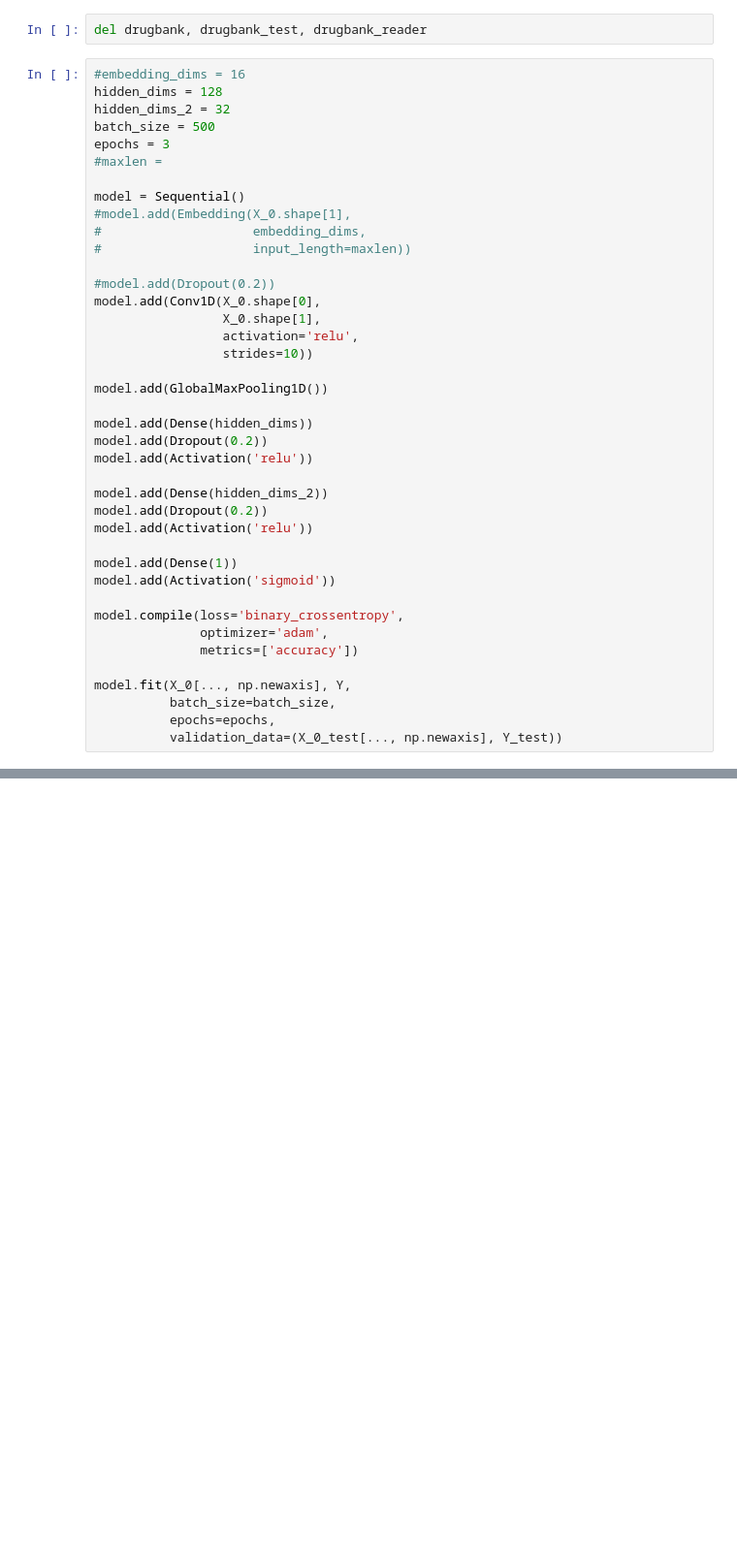
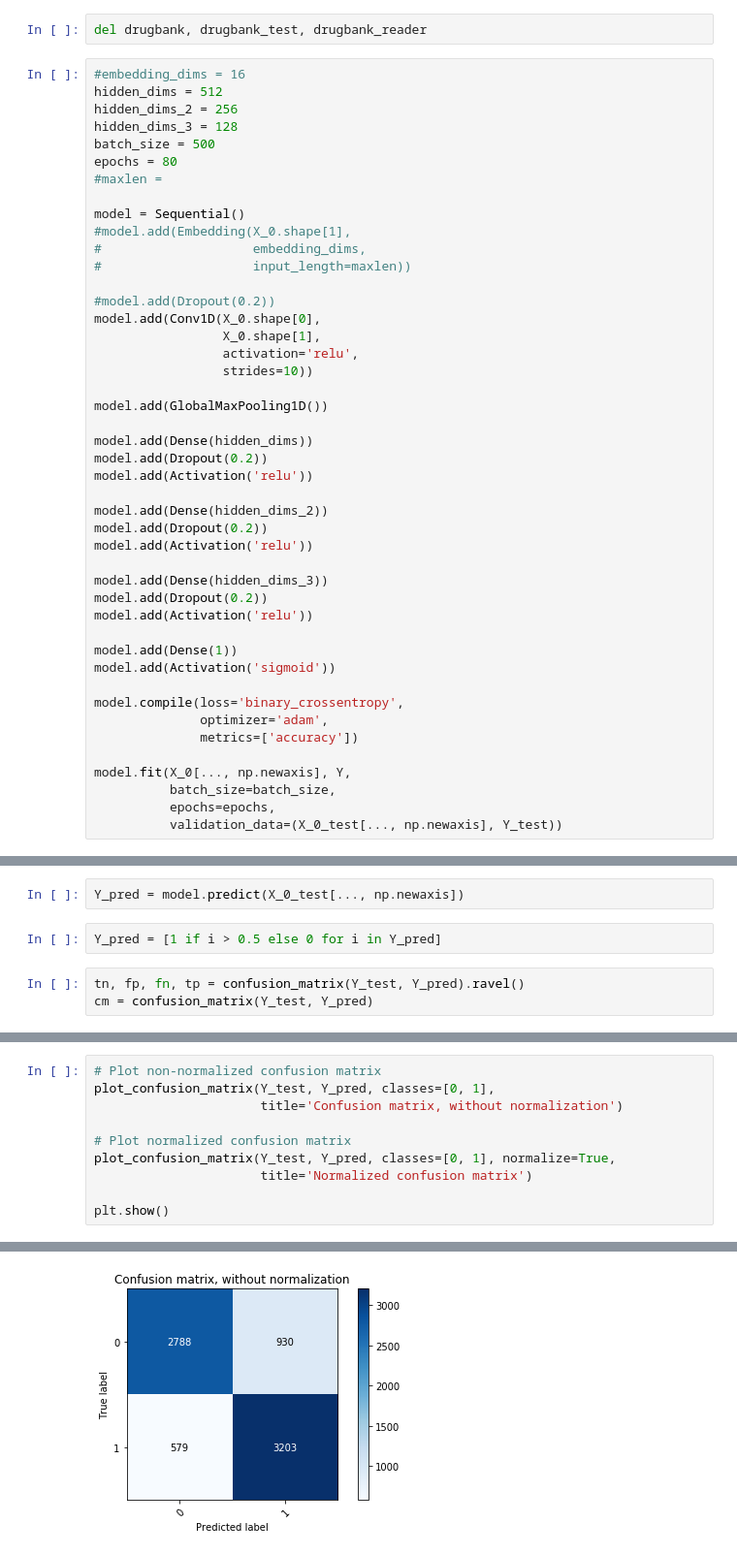
Before and after one commit to fhooton/DeepDrugRepurposer, a Jupyter notebook: Model - Phase II.ipynb, the cells around one changed output, grey strips where cells are left out. Shown: that part at 97% size. Cells and saved outputs as stored; diff of their text form; blank space fills up the shorter version.

Commit message:
better performance from model

```diff
--- a/Model - Phase II.ipynb
+++ b/Model - Phase II.ipynb
@@ -258,10 +276,11 @@ X_0_test.shape
 del drugbank, drugbank_test, drugbank_reader
 # %%
 #embedding_dims = 16
-hidden_dims = 128
-hidden_dims_2 = 32
+hidden_dims = 512
+hidden_dims_2 = 256
+hidden_dims_3 = 128
 batch_size = 500
-epochs = 3
+epochs = 80
 #maxlen =
 
 model = Sequential()
@@ -285,6 +304,10 @@ model.add(Dense(hidden_dims_2))
 model.add(Dropout(0.2))
 model.add(Activation('relu'))
 
+model.add(Dense(hidden_dims_3))
+model.add(Dropout(0.2))
+model.add(Activation('relu'))
+
 model.add(Dense(1))
 model.add(Activation('sigmoid'))
 
@@ -303,0 +341,7 @@ Epoch 2/3
+# %%
+Y_pred = model.predict(X_0_test[..., np.newaxis])
+# %%
+Y_pred = [1 if i > 0.5 else 0 for i in Y_pred]
+# %%
+tn, fp, fn, tp = confusion_matrix(Y_test, Y_pred).ravel()
+cm = confusion_matrix(Y_test, Y_pred)
@@ -303,0 +401,11 @@ Epoch 2/3
+# %%
+# Plot non-normalized confusion matrix
+plot_confusion_matrix(Y_test, Y_pred, classes=[0, 1],
+                      title='Confusion matrix, without normalization')
+
+# Plot normalized confusion matrix
+plot_confusion_matrix(Y_test, Y_pred, classes=[0, 1], normalize=True,
+                      title='Normalized confusion matrix')
+
+plt.show()
+# %% [output]
@@ -303,0 +418 @@ Epoch 2/3
+[figure, added]
```
Also changed, not shown: parts of 15 cells of this notebook.
